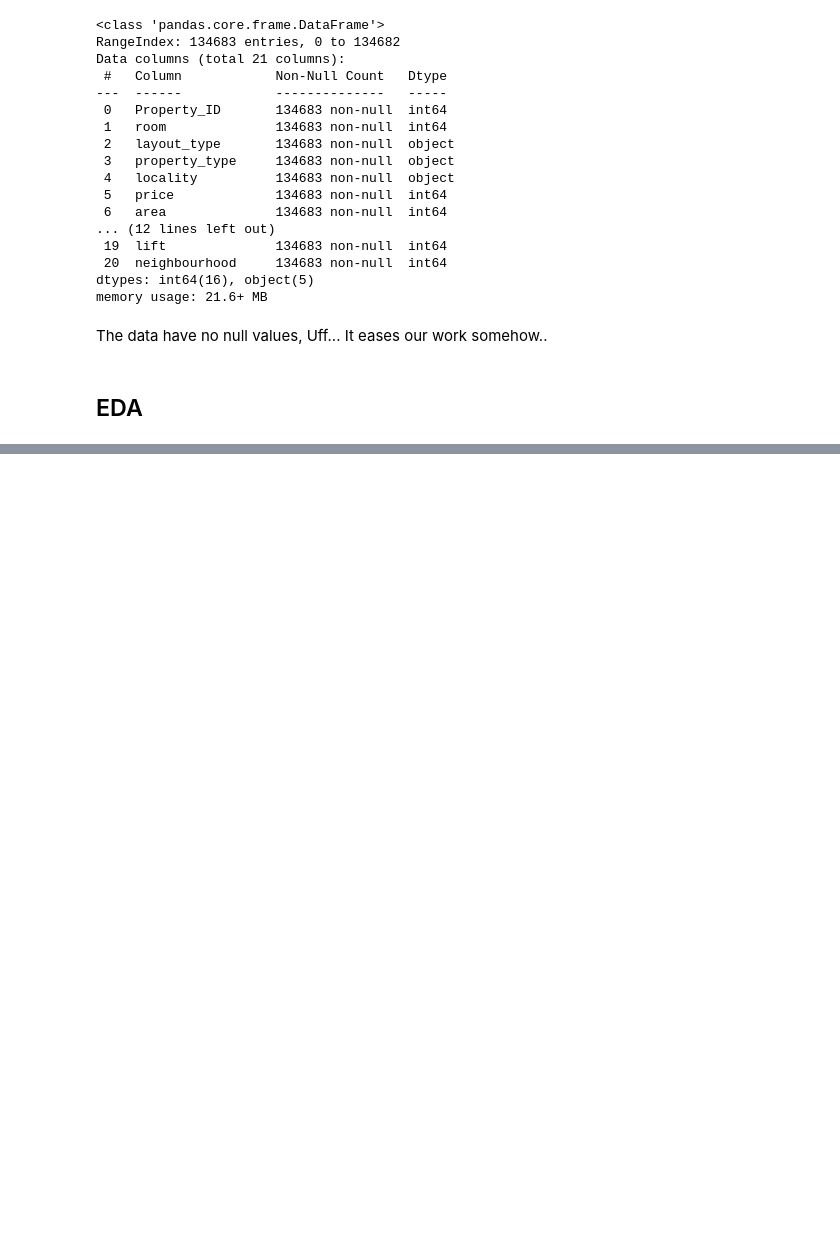
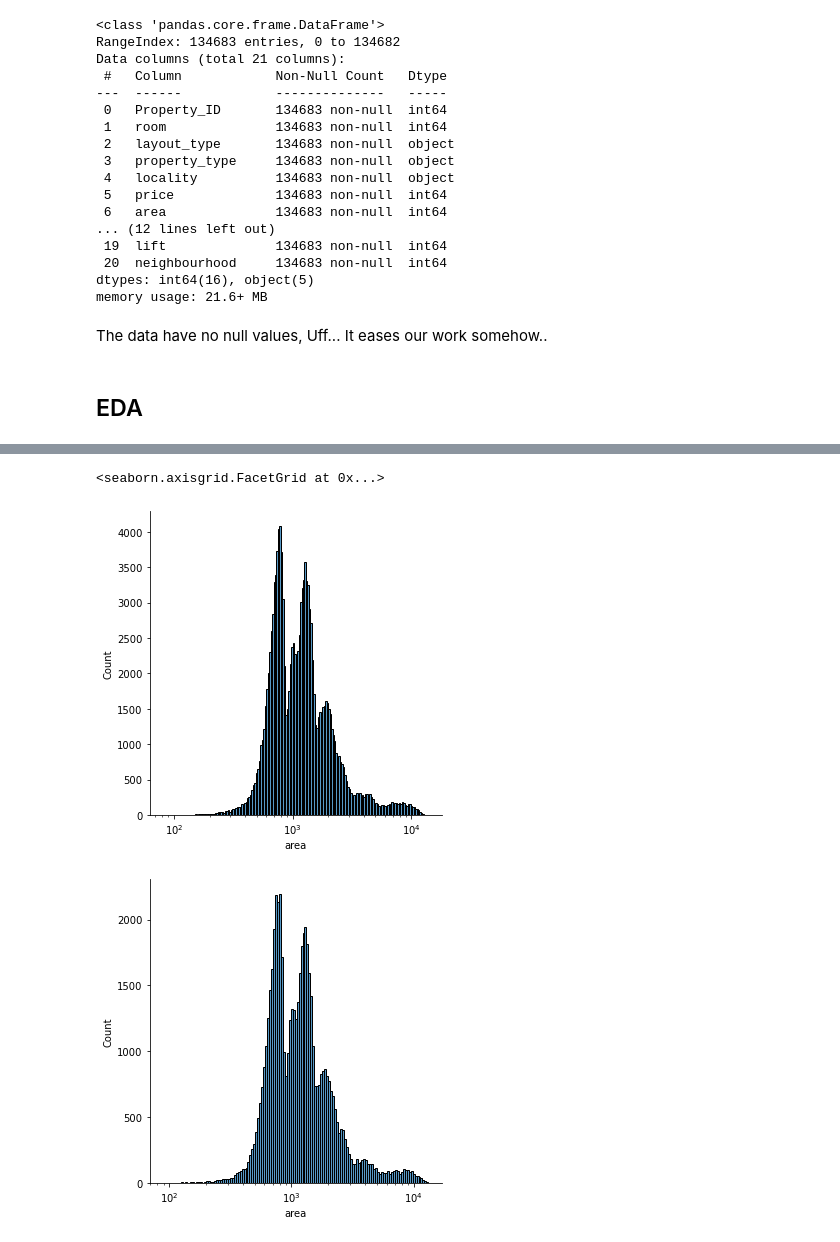
Before and after one commit to Chandu-4444/Data-Science, a Jupyter notebook: Machine Hack/DS Student Championship/Script.ipynb, the cells around one changed output, grey strips where cells are left out. Cells and saved outputs as stored; diff of their text form; code cells hidden in the pictures; blank space fills up the shorter version.

```diff
--- a/Machine Hack/DS Student Championship/Script.ipynb
+++ b/Machine Hack/DS Student Championship/Script.ipynb
@@ -105,7 +78,0 @@ X_train, X_test, y_train, y_test = train_test_split(
-# %%
-test_df["layout_type"] = LabelEncoder().fit_transform(test_df["layout_type"])
-test_df["property_type"] = LabelEncoder(
-).fit_transform(test_df["property_type"])
-test_df["locality"] = LabelEncoder().fit_transform(test_df["locality"])
-test_df["furnish_type"] = LabelEncoder().fit_transform(test_df["furnish_type"])
-test_df["city"] = LabelEncoder().fit_transform(test_df["city"])
@@ -170,0 +227,8 @@ Loading Model...
+# %%
+# fig, (ax1, ax2) = plt.subplots(1, 2, figsize = (10, 8))
+sns.displot(train_df["area"], log_scale=10)
+sns.displot(test_df["area"], log_scale=10)
+# %% [output]
+<seaborn.axisgrid.FacetGrid at 0x...>
+[figure, added]
+[figure, added]
```
Also changed, not shown: parts of 60 cells of this notebook, 10 other files.
